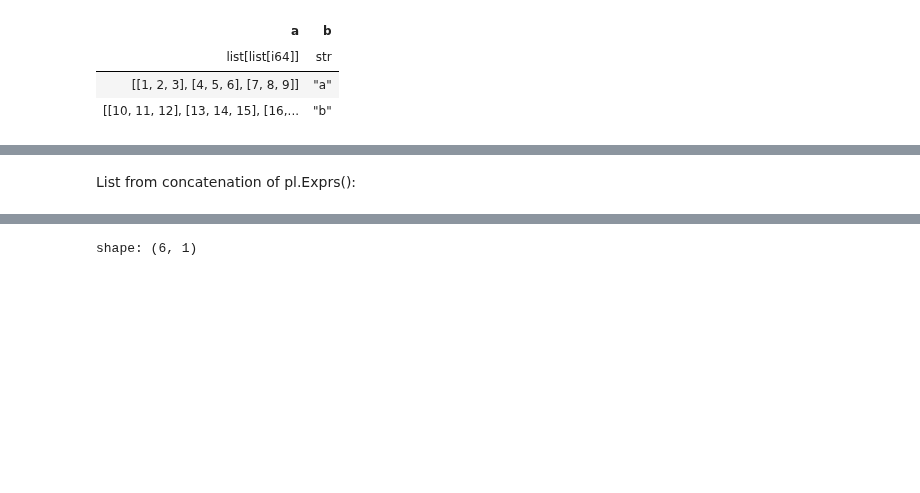
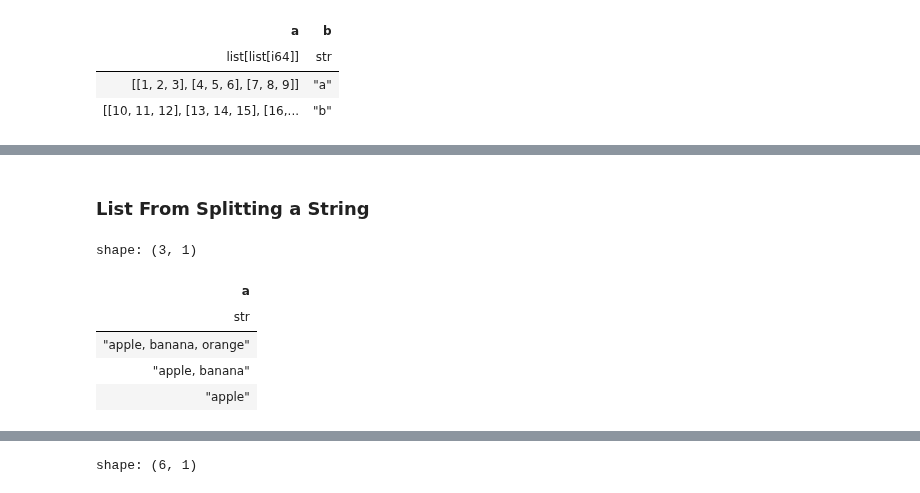
Before and after one commit to johnros/polars_demo, a Jupyter notebook: nested_dtypes.ipynb, the cells around one changed output, grey strips where cells are left out. Drawn from its saved outputs; the diff is of its cells as text; code cells hidden in the pictures; blank space fills up the shorter version.

```diff
--- a/nested_dtypes.ipynb
+++ b/nested_dtypes.ipynb
@@ -202,2 +277,19 @@ shape: (3, 2)
-# %% [markdown]
-List from concatenation of pl.Exprs():
+# %% [markdown]
+### List From Splitting a String
+# %%
+#| label: make-frame-with-string-to-split
+
+df_strings = pl.DataFrame(
+    {
+        "a": ["apple, banana, orange", "apple, banana", "apple"],
+    }
+)
+
+df_strings
+# %% [output]
+shape: (3, 1)
+| a |
+| str |
+| "apple, banana, orange" |
+| "apple, banana" |
+| "apple" |
```
Also changed, not shown: parts of 69 cells of this notebook, 4 other files.
